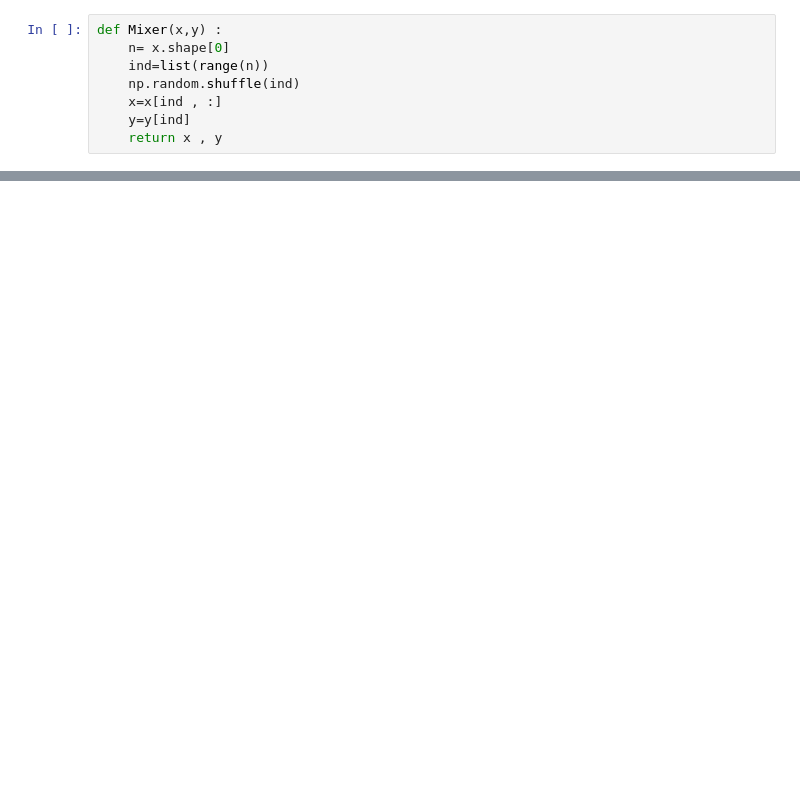
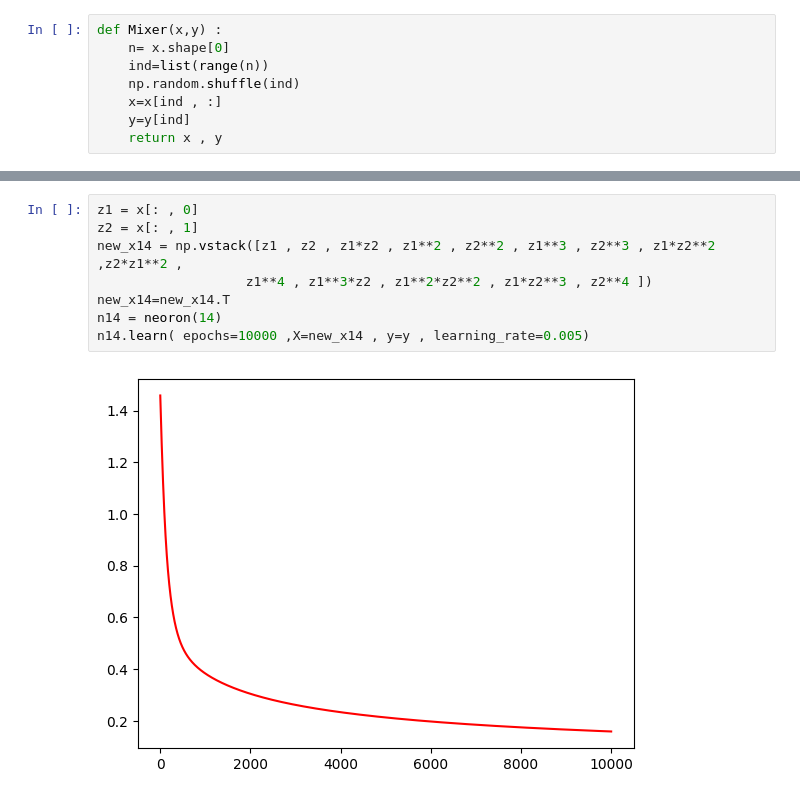
Before and after one commit to nimashomalii/single_Neuron, a Jupyter notebook: single_neuron.ipynb, the cells around one changed output, grey strips where cells are left out. Saved outputs shown, nothing was run; the diff lists cells and outputs as text; blank space fills up the shorter version.

```diff
--- a/single_neuron.ipynb
+++ b/single_neuron.ipynb
@@ -62,3 +66,13 @@ print(n1.weights)
+# %%
+z1 = x[: , 0]
+z2 = x[: , 1]
+new_x14 = np.vstack([z1 , z2 , z1*z2 , z1**2 , z2**2 , z1**3 , z2**3 , z1*z2**2 ,z2*z1**2 ,
+                   z1**4 , z1**3*z2 , z1**2*z2**2 , z1*z2**3 , z2**4 ])
+new_x14=new_x14.T
+n14 = neoron(14)
+n14.learn( epochs=10000 ,X=new_x14 , y=y , learning_rate=0.005)
+# %% [output]
+[figure, added]
 # %%
 z1 = x[: , 0]
 z2 = x[: , 1]
```
Also changed, not shown: parts of 7 cells of this notebook.
